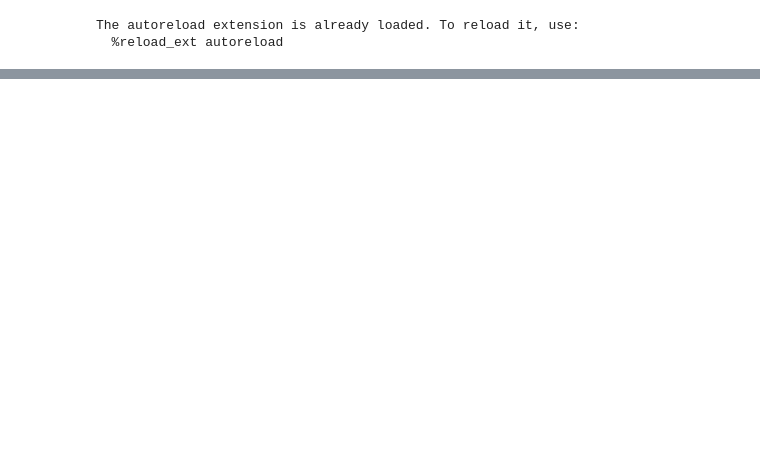
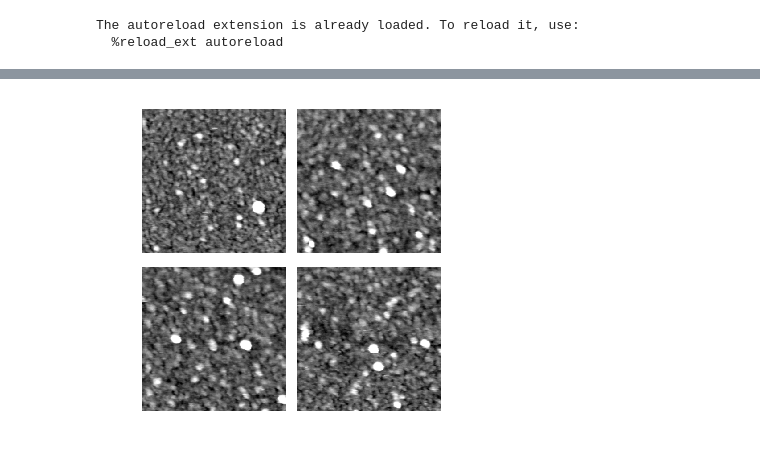
Before and after one commit to csinva/scattering-transform-experiments, a Jupyter notebook: nano_data/eda.ipynb, the cells around one changed output, grey strips where cells are left out. Saved outputs shown, nothing was run; the diff lists cells and outputs as text; code cells hidden in the pictures; blank space fills up the shorter version.

```diff
--- a/nano_data/eda.ipynb
+++ b/nano_data/eda.ipynb
@@ -43,0 +49,13 @@ plt.show()
+# %%
+print(len(dset))
+# get an example
+R, C = 6, 4
+plt.figure(figsize=(C*2, R*2), dpi=100)
+for i in range(24):
+    plt.subplot(R, C, i + 1)
+    example = dset[i]
+    im = deepcopy(example['im'])
+    plt.imshow(im)
+    plt.axis('off')
+plt.subplots_adjust(wspace=0, hspace=0)
+plt.show()
@@ -44,7 +67,2 @@ plt.show()
 # %%
 dset_mixed = Mixed_sam_dset()
-# %%
-im = dset_mixed[0]['im']
-print(im.shape, im.dtype)
-plt.imshow(im)
-plt.show()
@@ -54,0 +69,13 @@ plt.show()
+# %%
+R, C = 2, 2
+plt.figure(figsize=(C*2, R*2), dpi=100)
+for i in range(4):
+    plt.subplot(R, C, i + 1)
+    example = dset_mixed[i]
+    im = example['im']
+    plt.imshow(im, cmap='gray')
+    plt.axis('off')
+plt.subplots_adjust(wspace=0, hspace=0.1)
+plt.show()
+# %% [output]
+[figure, added]
```
Also changed, not shown: parts of 7 cells of this notebook, 2 other files.
